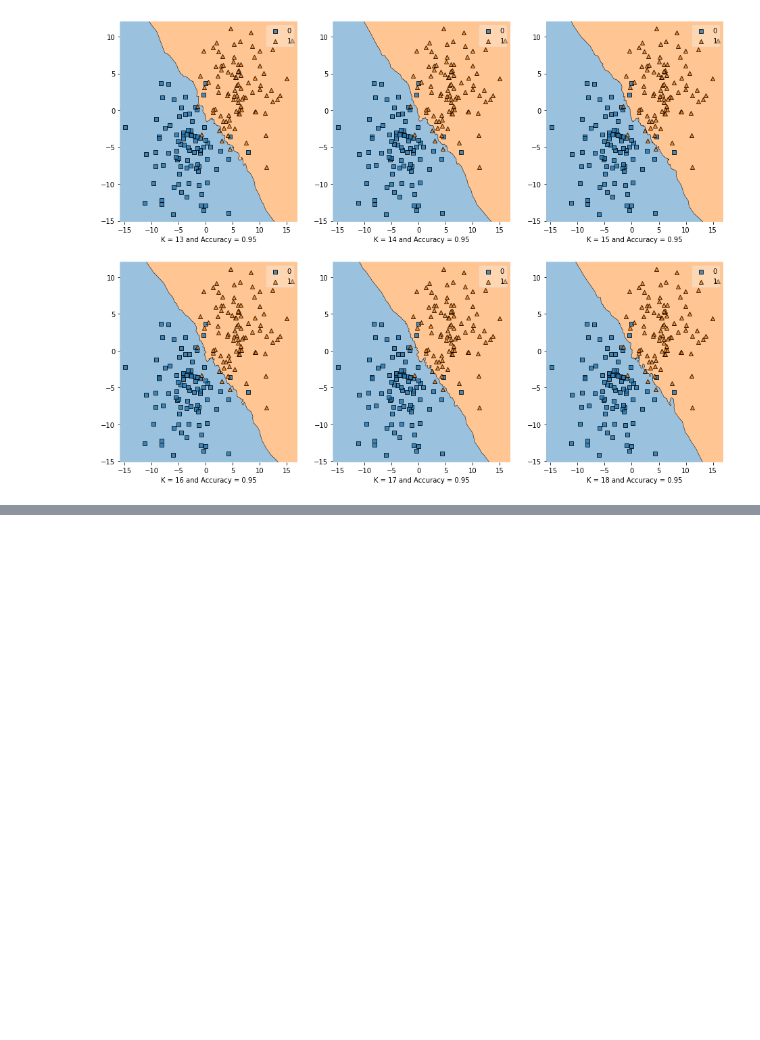
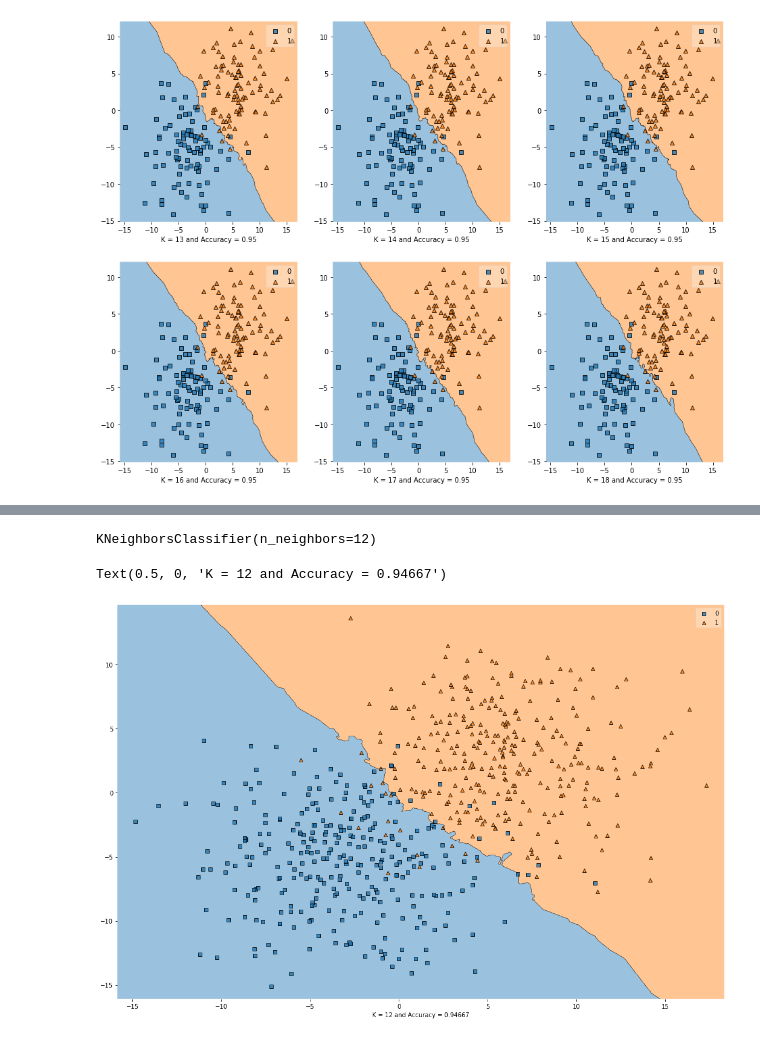
Before and after one commit to ntanh457/DATA4319, a Jupyter notebook: KNN/KNN.ipynb, the cells around one changed output, grey strips where cells are left out. Saved outputs shown, nothing was run; the diff lists cells and outputs as text; code cells hidden in the pictures; blank space fills up the shorter version.

```diff
--- a/KNN/KNN.ipynb
+++ b/KNN/KNN.ipynb
@@ -243,0 +250,17 @@ for k,ax in zip([k+1 for k in range(12,18)],axs.flat):
+# %%
+from sklearn.neighbors import KNeighborsClassifier
+
+knn=KNeighborsClassifier(n_neighbors=12)
+knn.fit(x_train,y_train)
+# %% [output]
+KNeighborsClassifier(n_neighbors=12)
+# %%
+from mlxtend.plotting import plot_decision_regions
+y_pred=knn.predict(x_test)
+score=round(metrics.accuracy_score(y_test,y_pred),5)
+plt.figure(figsize=(18,12))
+plot_decision_regions(x_test,y_test,knn)
+plt.xlabel('K = 12 and Accuracy = {}'.format(score))
+# %% [output]
+Text(0.5, 0, 'K = 12 and Accuracy = 0.94667')
+[figure, added]
```
Also changed, not shown: parts of 5 cells of this notebook, 7 other files.
